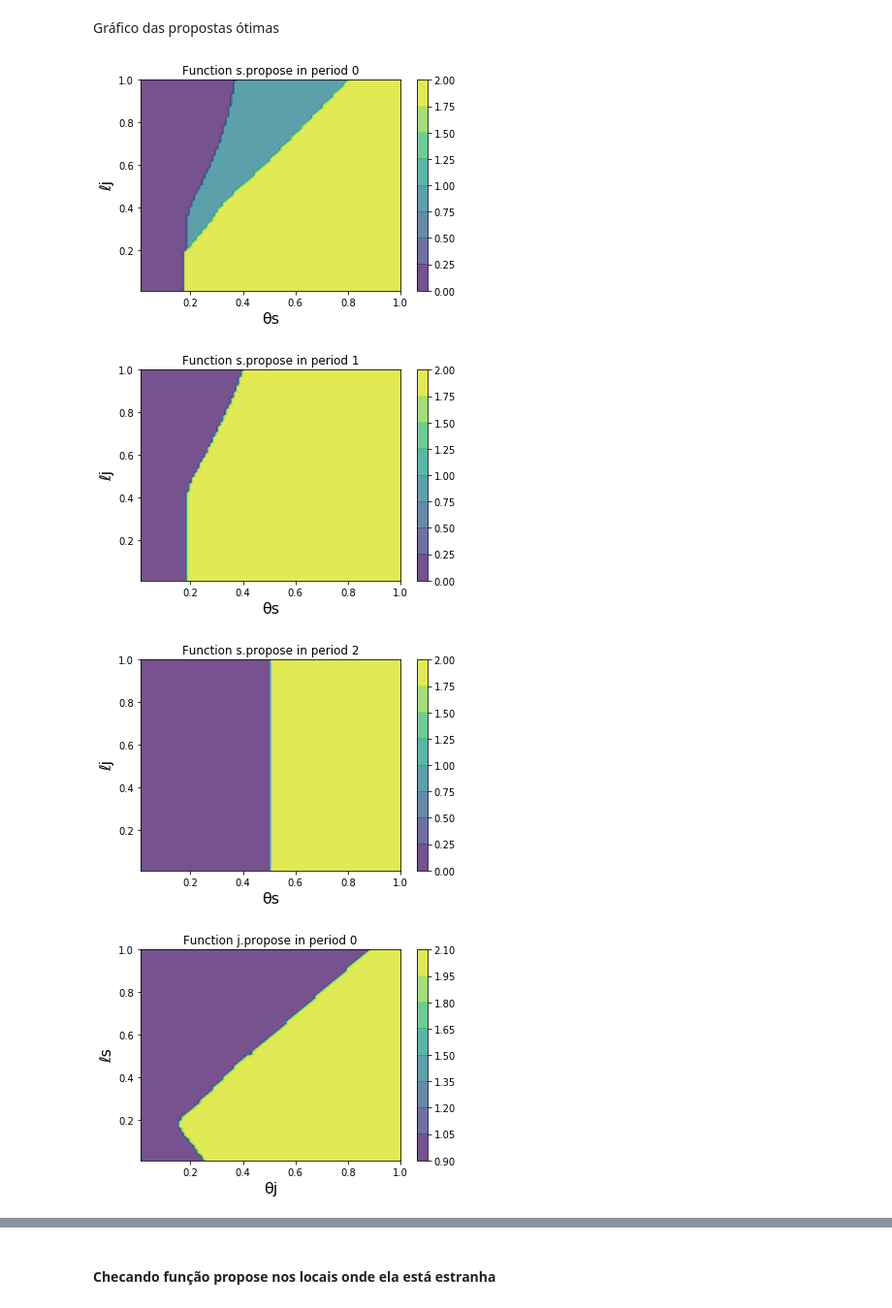
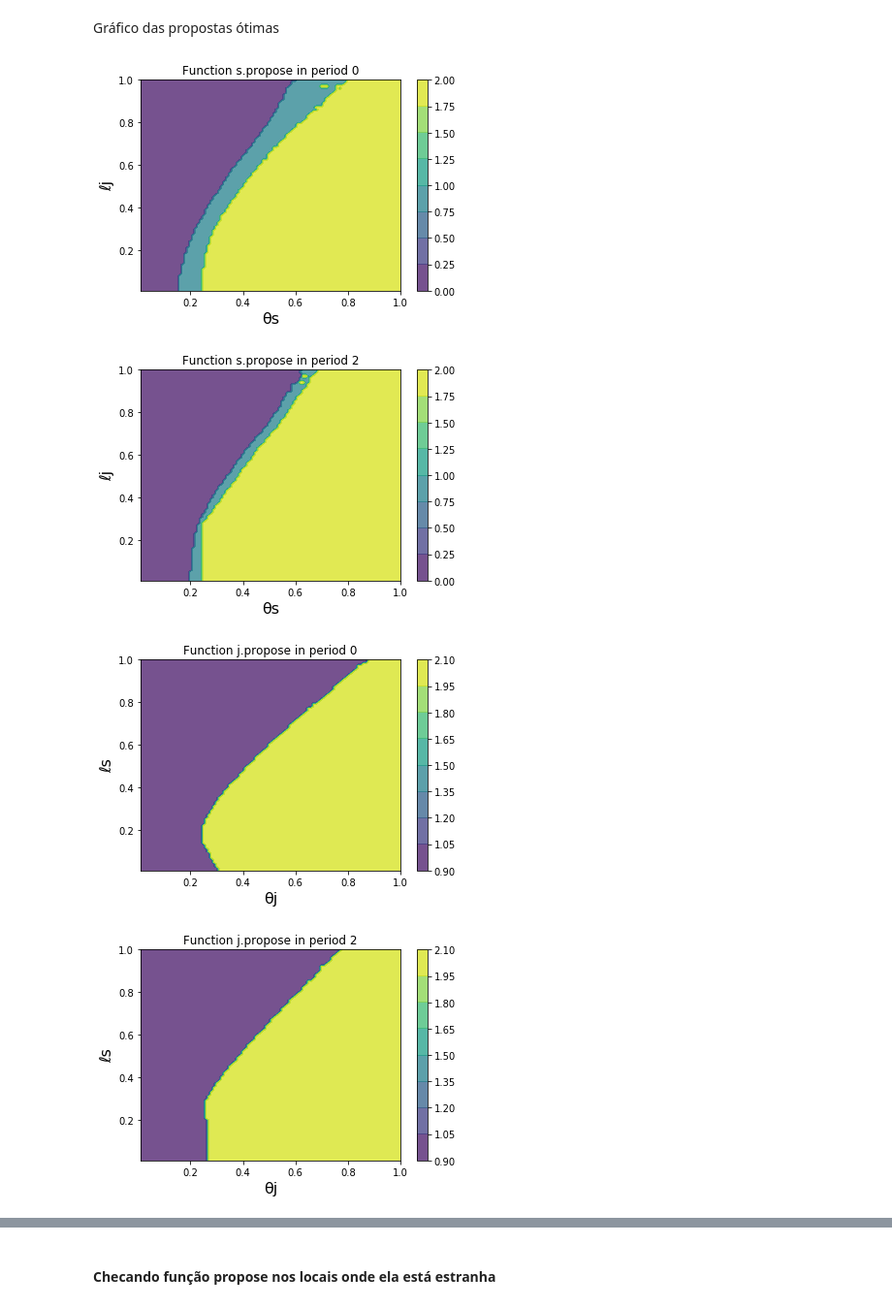
Before and after one commit to jmatheusgpa/Bargaining, a Jupyter notebook: Bellman.ipynb, the cells around one changed output, grey strips where cells are left out. Shown: that part at 97% size. Cells and saved outputs as stored; diff of their text form; code cells hidden in the pictures.

Commit message:
Update Bellman.ipynb
rodei o modelo completo com 13 períodos. Parece que funcionou

```diff
--- a/Bellman.ipynb
+++ b/Bellman.ipynb
@@ -19,8 +19,8 @@ import time
 ### Parâmetros do jogo
 # %%
 μ = 4.566 #número de meses entre períodos, traduz a quantidade de períodos t em quantidade de meses
-# ρ = 0.884 # (1 - ρ) é a taxa de depreciação da empresa a cada período
-ρ = 0.5 #testando nova taxa de depreciação
+ρ = 0.884 # (1 - ρ) é a taxa de depreciação da empresa a cada período
+# ρ = 0.5 #testando nova taxa de depreciação
 β = 9.84 #usamos aqui a distribuição Uniforme, depois vamos mudar isto
 c0 = 0.044 #custo fixo de ir para a corte
 c1 = 0.015 #custo variável de ir para a corte
@@ -1242,17 +1250,0 @@ No handles with labels found to put in legend.
-# %%
-#checando se função valor é crescente no lower bound
-t = 0
-hk = 0.5
-lm = 0.4
-
-
-graf = np.empty(len(hvals[:find(lm)]))
-
-
-for i in range(find(0.01), find(lm)):
-    graf[i] = s_W[t, find(hk), find(hvals[i]), find(lm)]
-
-
-plt.plot(graf)
-
-#é crescente (não estritamente)
@@ -1293,15 +1282,15 @@ def graf_proposal(function, function_name, t, xlabel, ylabel):
 # %%
 graf_proposal(s_propose,'s.propose', 0, 'θs', 'ℓj')
 
-graf_proposal(s_propose,'s.propose', 1, 'θs', 'ℓj')
+# graf_proposal(s_propose,'s.propose', 1, 'θs', 'ℓj')
 
 graf_proposal(s_propose,'s.propose', 2, 'θs', 'ℓj')
 
 graf_proposal(j_propose, 'j.propose', 0, 'θj', 'ℓs')
-graf_proposal(j_propose, 'j.propose', 1, 'θj', 'ℓs')
+# graf_proposal(j_propose, 'j.propose', 1, 'θj', 'ℓs')
 graf_proposal(j_propose, 'j.propose', 2, 'θj', 'ℓs')
 # %% [output]
-[figure, old version]
+[figure, new version]
-[figure, old version]
+[figure, new version]
-[figure, old version]
+[figure, new version]
-[figure, old version]
+[figure, new version]
```
Also changed, not shown: parts of 44 cells of this notebook.
